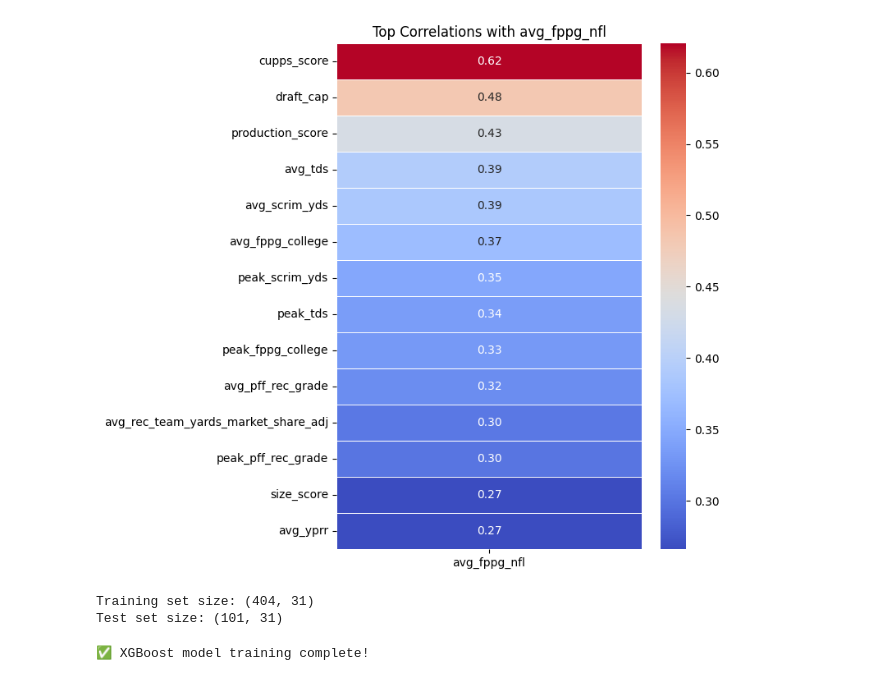
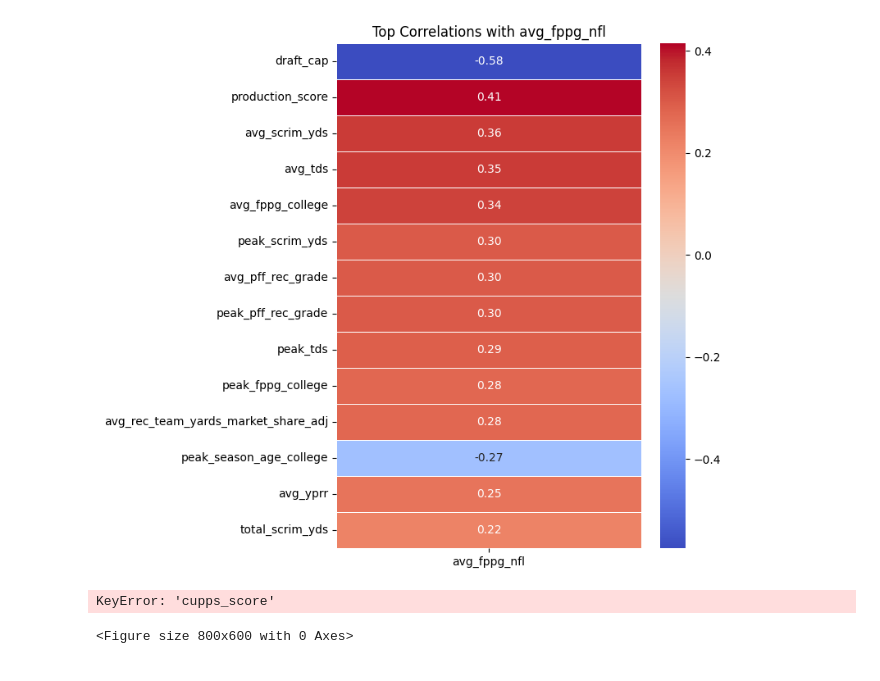
Before and after one commit to alexcupps/cupps-analytics, a Jupyter notebook: src/main/models/xgboost_wr.ipynb, the cells around one changed output. Cells and saved outputs as stored; diff of their text form; code cells hidden in the pictures.

```diff
--- a/src/main/models/xgboost_wr.ipynb
+++ b/src/main/models/xgboost_wr.ipynb
@@ -32,21 +33,27 @@ db_util = DatabaseUtility()
 
 # Execute query
 db_util.cursor.execute("""
-    SELECT * FROM wr_model_data;
+    SELECT * FROM wr_model_data
+    WHERE draft_year != 2025 AND draft_year != 2024;
 """)
 
 # Fetch all rows
 rows = db_util.cursor.fetchall()
-
 # Get column names from cursor description
 columns = [desc[0] for desc in db_util.cursor.description]
+# Create a DataFrame
+df_train = pd.DataFrame(rows, columns=columns)
 
-# Create a DataFrame
-df = pd.DataFrame(rows, columns=columns)
+# Fetch 2025 WR prospects (no avg_fppg_nfl)
+db_util.cursor.execute("""
+    SELECT * FROM wr_model_data
+    WHERE draft_year = 2024;
+""")
+rows_2025 = db_util.cursor.fetchall()
+df_test = pd.DataFrame(rows_2025, columns=columns)
 
 # Close the database connection
 db_util.conn.close()
 
-# Display the first few rows of the DataFrame
-print(df.head())
+print(list(name for name in df_test['name']))
 # %% [output]
@@ -70,11 +61,11 @@ print(df.head())
 # %%
-null_columns = df.columns[df.isnull().any()]
+null_columns = df_train.columns[df_train.isnull().any()]
 print("Columns with at least one null value:")
 
 print("\nSummary of columns with nulls:")
 for col in null_columns:
-    null_count = df[col].isnull().sum()
-    avg_value = df[col].mean()
+    null_count = df_train[col].isnull().sum()
+    avg_value = df_train[col].mean()
     print(f"{col}: {null_count} missing | Avg (ignoring nulls): {avg_value:.2f}")
 # %% [output]
 Columns with at least one null value:
@@ -144,51 +128,37 @@ For example, when doing 'df[col].method(value, inplace=True)', try using 'df.met
 # %%
 # Compute correlation matrix
-correlation_matrix = df.corr()
+correlation_matrix = df_train.corr()
 
 # Get correlations with avg_fppg_nfl and sort them (using abs since DC is inversely correlated)
 correlations = correlation_matrix["avg_fppg_nfl"].dropna().abs().sort_values(ascending=False)
 
 # Select the top N correlated features (excluding avg_fppg_nfl itself)
 top_corr_features = correlations.index[1:15]  # Get top 10 correlated features
 
 # Extract the correlation matrix for the selected features
 top_corr_matrix = correlation_matrix.loc[top_corr_features, ["avg_fppg_nfl"]]
 
 # Plot the heatmap
 plt.figure(figsize=(6, 8))
 sns.heatmap(top_corr_matrix, annot=True, cmap="coolwarm", fmt=".2f", linewidths=0.5)
 plt.title("Top Correlations with avg_fppg_nfl")
 plt.show()
+
+# --- Scatter plot of cupps_score vs avg_fppg_nfl ---
+plt.figure(figsize=(8, 6))
+sns.regplot(
+    data=df_train,
+    x="cupps_score",
+    y="avg_fppg_nfl",
+    scatter_kws={'alpha': 0.6},
+    line_kws={'color': 'red'}
+    )
+plt.title("Cupps Score vs NFL Avg FPPG")
+plt.xlabel("Cupps Score")
+plt.ylabel("Average NFL FPPG")
+plt.grid(True)
+plt.show()
 # %% [output]
-[figure, old version]
+[figure, new version]
+KeyError: 'cupps_score'
+<Figure size 800x600 with 0 Axes>
-# %%
-# Define features (X) and target variable (y)
-X = df.drop(columns=['avg_fppg_nfl'])  # Drop target column from features
-y = df['avg_fppg_nfl']  # Target variable
-
-# Split the data (80% train, 20% test)
-X_train, X_test, y_train, y_test = train_test_split(X, y, test_size=0.2, random_state=42, shuffle=True)
-
-print(f"Training set size: {X_train.shape}")
-print(f"Test set size: {X_test.shape}")
-# %% [output]
-Training set size: (404, 31)
-Test set size: (101, 31)
-# %%
-#Update these arguments based on the optimizer several cells below (if needed)
-xgb_optimized = xgb.XGBRegressor(
-    colsample_bytree=0.7,
-    learning_rate=0.01,
-    max_depth=3,
-    n_estimators=300,
-    subsample=0.8,
-    objective='reg:squarederror',
-    random_state=42
-)
-
-# Train the model
-xgb_optimized.fit(X_train, y_train)
-
-print("✅ XGBoost model training complete!")
-# %% [output]
-✅ XGBoost model training complete!
```
Also changed, not shown: parts of 16 cells of this notebook, 4 other files.
